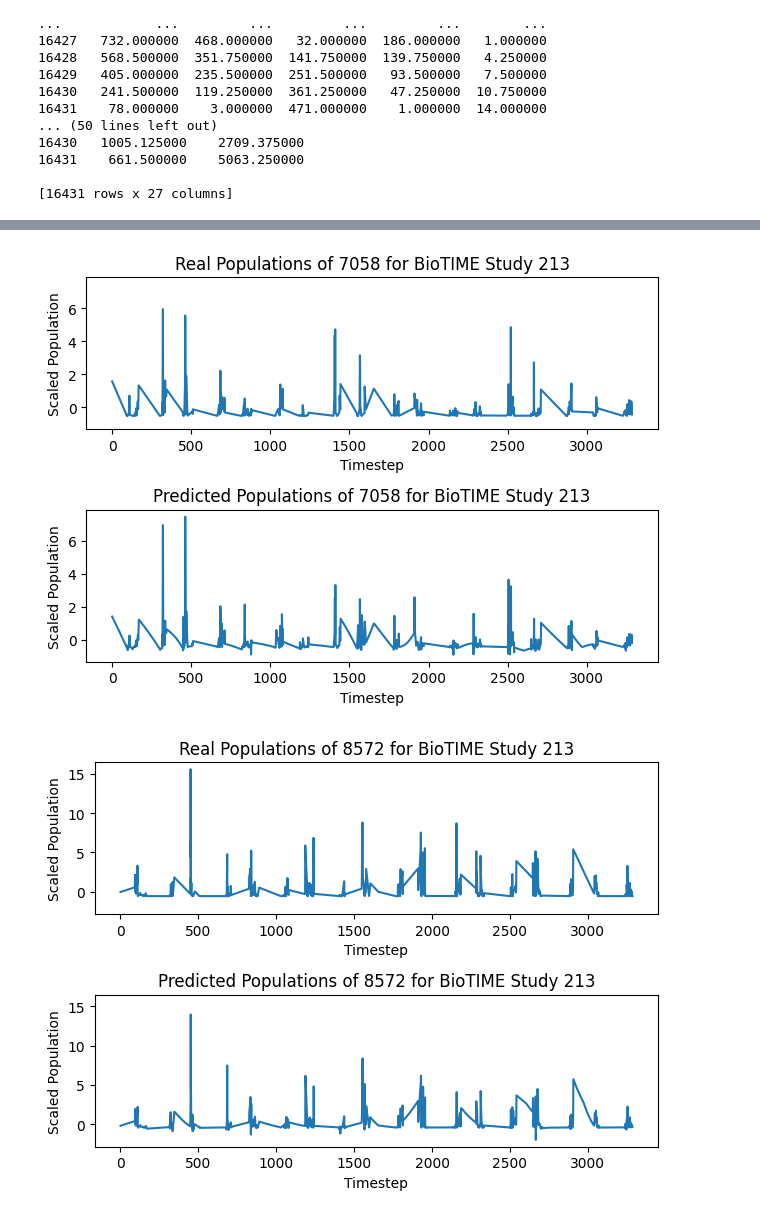
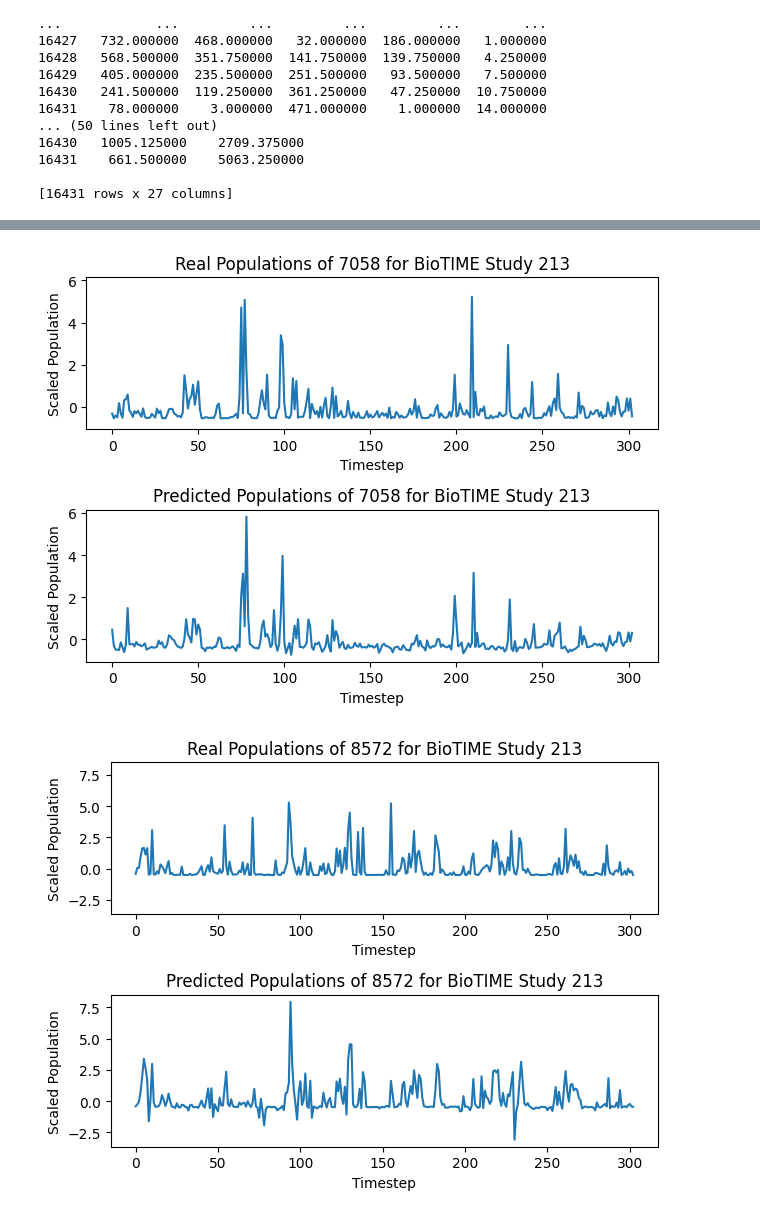
Before and after one commit to ANCP2021/ML-on-Graphs-Project, a Jupyter notebook: Models/Neural_Networks/Feedforward_Neural_Network_Modified.ipynb, the cells around one changed output, grey strips where cells are left out. Drawn from its saved outputs; the diff is of its cells as text; code cells hidden in the pictures.

Commit message:
nn with predation plots

```diff
--- a/Models/Neural_Networks/Feedforward_Neural_Network_Modified.ipynb
+++ b/Models/Neural_Networks/Feedforward_Neural_Network_Modified.ipynb
@@ -9,7 +9,7 @@ import numpy as np
 import warnings
 warnings.filterwarnings('ignore')
 # %%
-df = pd.read_csv('../../Datasets/Lynx_Hare/data.csv', usecols=['DATE', 'HARE', 'LYNX'])
+df = pd.read_csv('Datasets/Lynx_Hare/data.csv', usecols=['DATE', 'HARE', 'LYNX'])
 species = ['HARE', 'LYNX']
 dataset_name = 'Lynx and Hare'
 print(df)
@@ -179,5 +179,5 @@ for expected, predicted, s  in zip(y_test.T, y_test_pred.T, species):
 # %%
-df = pd.read_csv('../../Datasets/study_373/top_5_373_time.csv', usecols=['46670', '46982', '46504', '46571', '46888'])
+df = pd.read_csv('Datasets/study_373/top_5_373_time.csv', usecols=['46670', '46982', '46504', '46571', '46888'])
 species = ['46670', '46982', '46504', '46571', '46888']
 dataset_name = 'BioTIME Study 373'
 print(df)
@@ -334,4 +378,7 @@ Final Test MAE: 0.28212392282986815
 # %%
+y_train_pred = model.predict(x_train)
+y_test_pred = model.predict(x_test)
+
 for expected, predicted, s  in zip(y_test.T, y_test_pred.T, species):
     _, (real, pred) = plt.subplots(2, sharey = True)
     pred.plot(range(len(predicted)), predicted.squeeze())
@@ -353,5 +400,5 @@ for expected, predicted, s  in zip(y_test.T, y_test_pred.T, species):
 # %%
-df = pd.read_csv('../../Datasets/study_213/top_5_213_time.csv', usecols=['7058', '8572', '39601', '8901', '7730'])
+df = pd.read_csv('Datasets/study_213/top_5_213_time.csv', usecols=['7058', '8572', '39601', '8901', '7730'])
 dataset_name = 'BioTIME Study 213'
 species = ['7058', '8572', '39601', '8901', '7730']
 print(df)
@@ -532,16 +644,19 @@ Final Test MAE: 0.18313568709977454
 # %%
+y_train_pred = model.predict(x_train)
+y_test_pred = model.predict(x_test)
+
 for expected, predicted, s  in zip(y_test.T, y_test_pred.T, species):
     _, (real, pred) = plt.subplots(2, sharey = True)
     pred.plot(range(len(predicted)), predicted.squeeze())
     pred.title.set_text(f'Predicted Populations of {s} for {dataset_name}')
     pred.set_xlabel('Timestep')
     pred.set_ylabel('Scaled Population')
     real.plot(range(len(predicted)), expected.squeeze())
     real.title.set_text(f'Real Populations of {s} for {dataset_name}')
     real.set_xlabel('Timestep')
     real.set_ylabel('Scaled Population')
     plt.tight_layout()
     plt.show()
 # %% [output]
-[figure, old version]
+[figure, new version]
-[figure, old version]
+[figure, new version]
```
Also changed, not shown: parts of 8 cells of this notebook.
